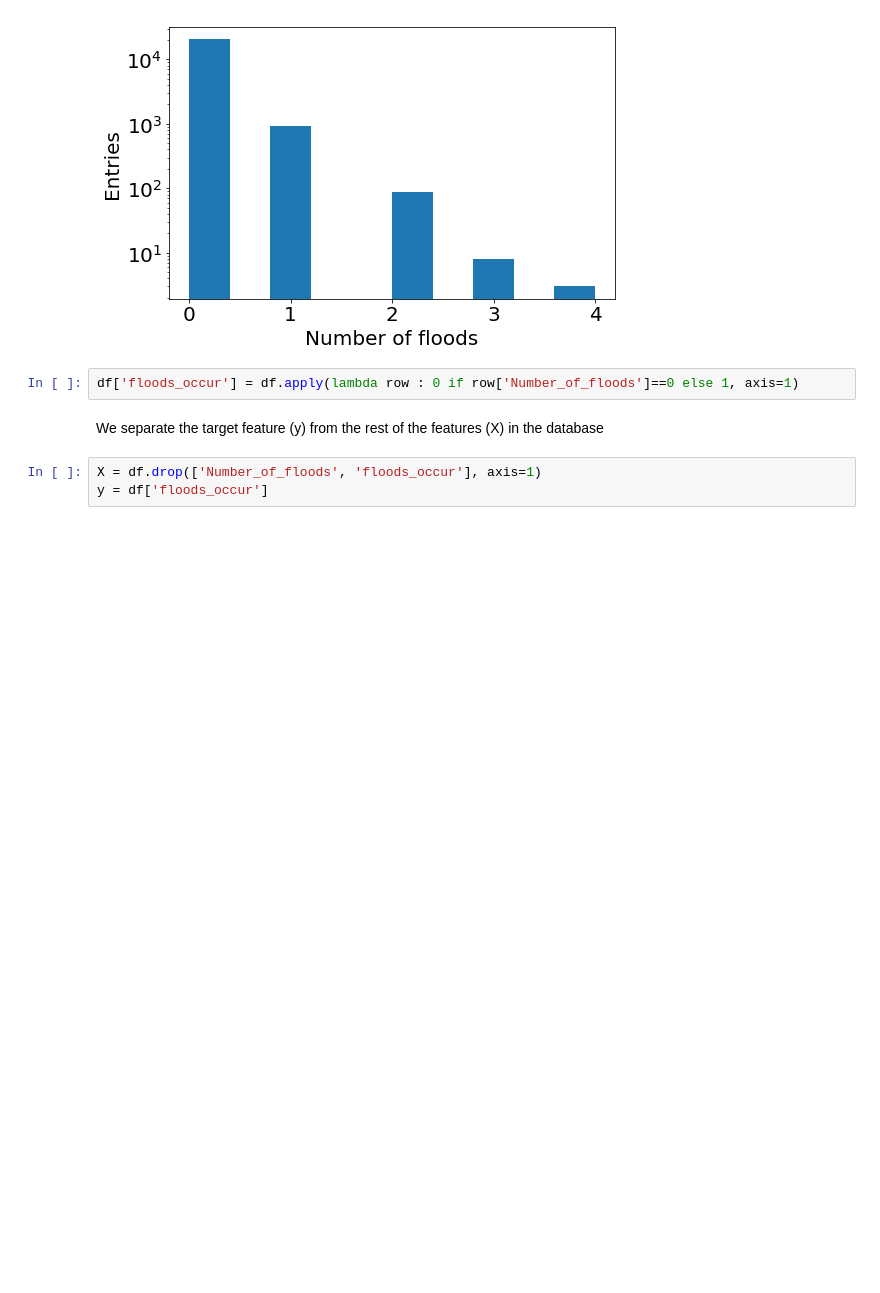
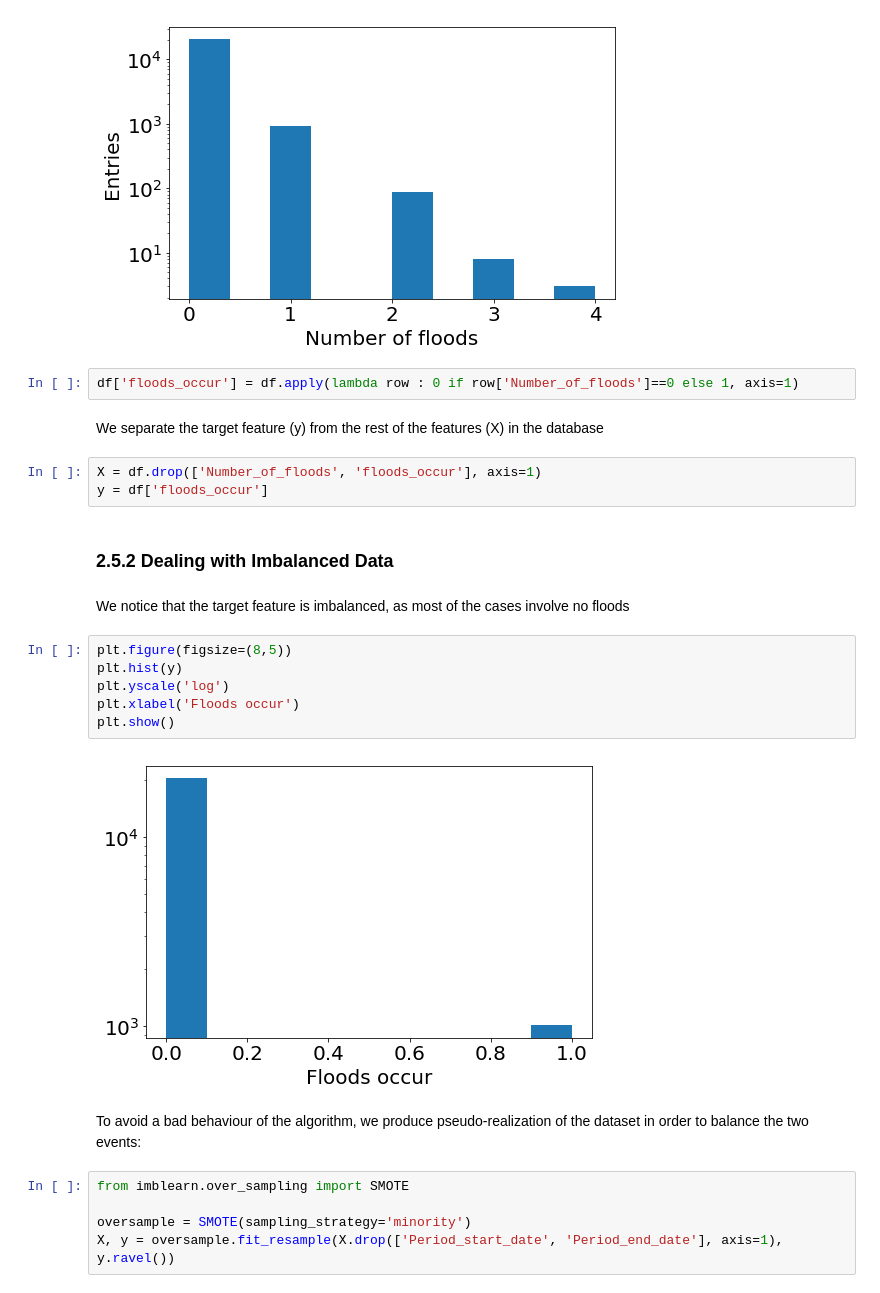
Before and after one commit to flucarelli94/MachineLearning_projects, a Jupyter notebook: Floods/Analysis.ipynb, the cells around one changed output. Cells and saved outputs as stored; diff of their text form; blank space fills up the shorter version.

Commit message:
Dealing with imbalace data in target feature

```diff
--- a/Floods/Analysis.ipynb
+++ b/Floods/Analysis.ipynb
@@ -252,3 +252,22 @@ We separate the target feature (y) from the rest of the features (X) in the data
 # %%
 X = df.drop(['Number_of_floods', 'floods_occur'], axis=1)
 y = df['floods_occur']
+# %% [markdown]
+### 2.5.2 Dealing with Imbalanced Data
+# %% [markdown]
+We notice that the target feature is imbalanced, as most of the cases involve no floods
+# %%
+plt.figure(figsize=(8,5))
+plt.hist(y)
+plt.yscale('log')
+plt.xlabel('Floods occur')
+plt.show()
+# %% [output]
+[figure, added]
+# %% [markdown]
+To avoid a bad behaviour of the algorithm, we produce pseudo-realization of the dataset in order to balance the two events:
+# %%
+from imblearn.over_sampling import SMOTE
+
+oversample = SMOTE(sampling_strategy='minority')
+X, y = oversample.fit_resample(X.drop(['Period_start_date', 'Period_end_date'], axis=1), y.ravel())
```
Also changed, not shown: parts of 1 cell of this notebook.
